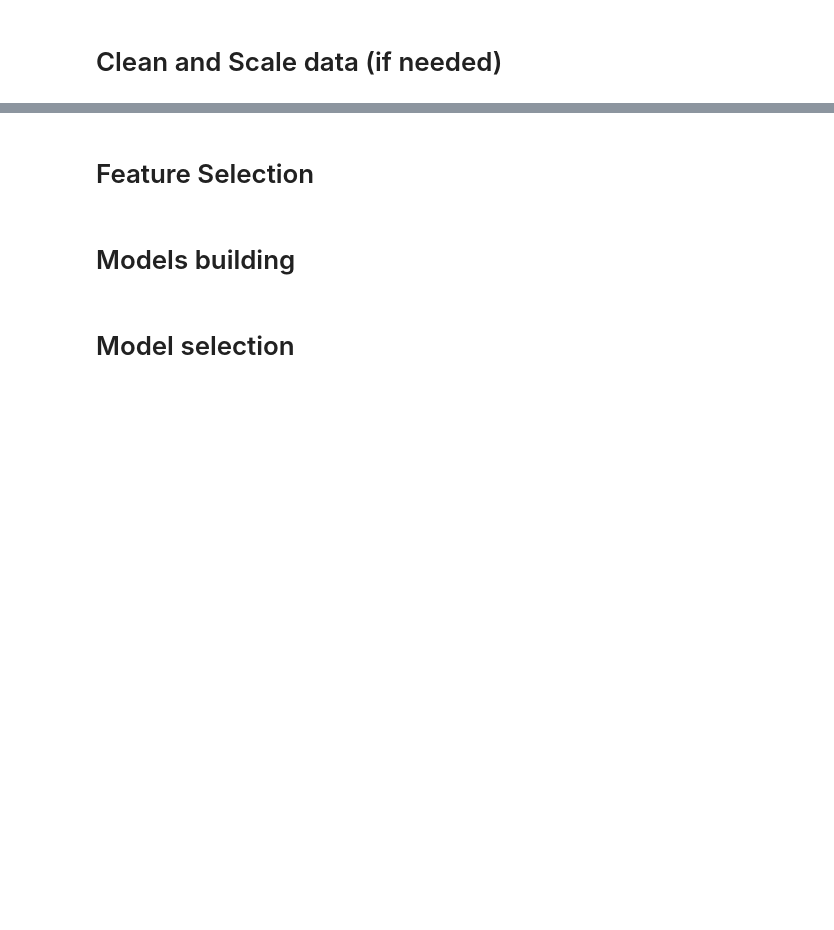
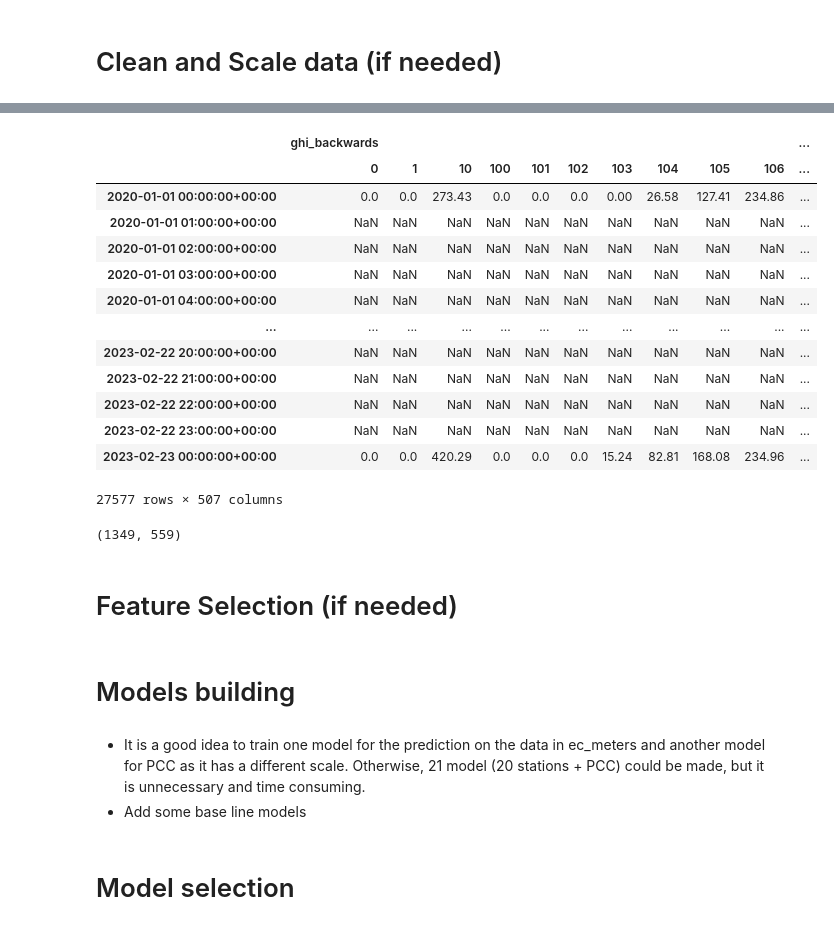
Before and after one commit to FabioLddo/time_series_energy_community_forecasting, a Jupyter notebook: Final_Project_Ippolito_Loddo_Margni.ipynb, the cells around one changed output, grey strips where cells are left out. Cells and saved outputs as stored; diff of their text form; code cells hidden in the pictures; blank space fills up the shorter version.

```diff
--- a/Final_Project_Ippolito_Loddo_Margni.ipynb
+++ b/Final_Project_Ippolito_Loddo_Margni.ipynb
@@ -228,0 +212,5 @@ ValueError: x is required to have ndim 1 but has ndim 2
+# %%
+# Resample the data at hourly rate
+df_meteo = df_meteo.resample('H').mean()
+df_meters = df_meters.resample('H').mean()
+df_nwp = df_nwp.resample('H').mean()
@@ -228,0 +336,17 @@ ValueError: x is required to have ndim 1 but has ndim 2
+# %%
+df_nwp # Full of nulls, send help
+# %% [output]
+|  | ghi_backwards |  |  |  |  |  |  |  |  |  | ... |
+|  | 0 | 1 | 10 | 100 | 101 | 102 | 103 | 104 | 105 | 106 | ... |
+| 2020-01-01 00:00:00+00:00 | 0.0 | 0.0 | 273.43 | 0.0 | 0.0 | 0.0 | 0.00 | 26.58 | 127.41 | 234.86 | ... |
+| 2020-01-01 01:00:00+00:00 | NaN | NaN | NaN | NaN | NaN | NaN | NaN | NaN | NaN | NaN | ... |
+| 2020-01-01 02:00:00+00:00 | NaN | NaN | NaN | NaN | NaN | NaN | NaN | NaN | NaN | NaN | ... |
+| 2020-01-01 03:00:00+00:00 | NaN | NaN | NaN | NaN | NaN | NaN | NaN | NaN | NaN | NaN | ... |
+| 2020-01-01 04:00:00+00:00 | NaN | NaN | NaN | NaN | NaN | NaN | NaN | NaN | NaN | NaN | ... |
+| ... | ... | ... | ... | ... | ... | ... | ... | ... | ... | ... | ... |
+| 2023-02-22 20:00:00+00:00 | NaN | NaN | NaN | NaN | NaN | NaN | NaN | NaN | NaN | NaN | ... |
+| 2023-02-22 21:00:00+00:00 | NaN | NaN | NaN | NaN | NaN | NaN | NaN | NaN | NaN | NaN | ... |
+| 2023-02-22 22:00:00+00:00 | NaN | NaN | NaN | NaN | NaN | NaN | NaN | NaN | NaN | NaN | ... |
+| 2023-02-22 23:00:00+00:00 | NaN | NaN | NaN | NaN | NaN | NaN | NaN | NaN | NaN | NaN | ... |
+| 2023-02-23 00:00:00+00:00 | 0.0 | 0.0 | 420.29 | 0.0 | 0.0 | 0.0 | 15.24 | 82.81 | 168.08 | 234.96 | ... |
+27577 rows × 507 columns
@@ -229,6 +355,13 @@ ValueError: x is required to have ndim 1 but has ndim 2
+# %%
+trial.shape
+# %% [output]
+(1349, 559)
 # %% [markdown]
-# Feature Selection
+# Feature Selection (if needed)
 # %% [markdown]
 # Models building
+# %% [markdown]
+- It is a good idea to train one model for the prediction on the data in ec_meters and another model for PCC as it has a different scale. Otherwise, 21 model (20 stations + PCC) could be made, but it is unnecessary and time consuming.
+- Add some base line models
 # %% [markdown]
 # Model selection
```
Also changed, not shown: parts of 31 cells of this notebook.
